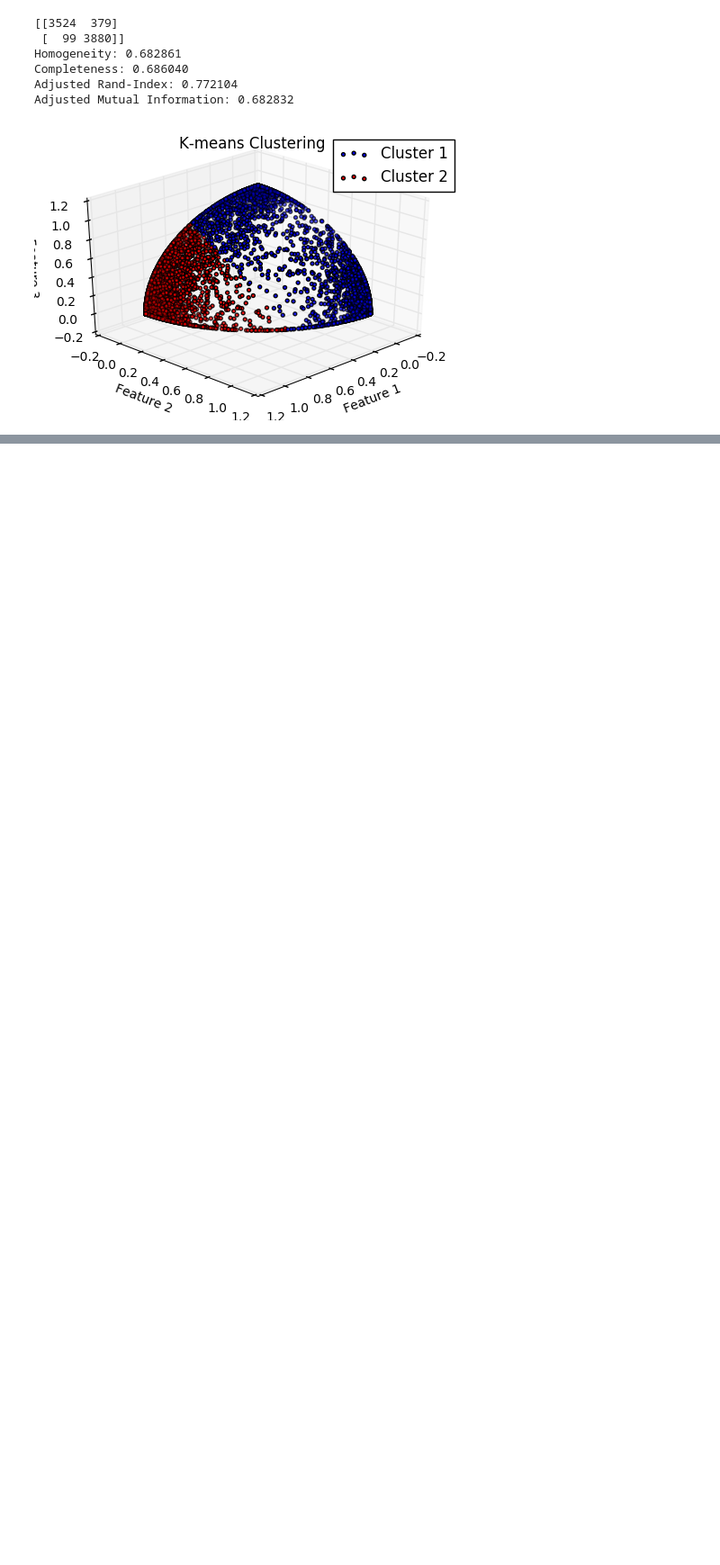
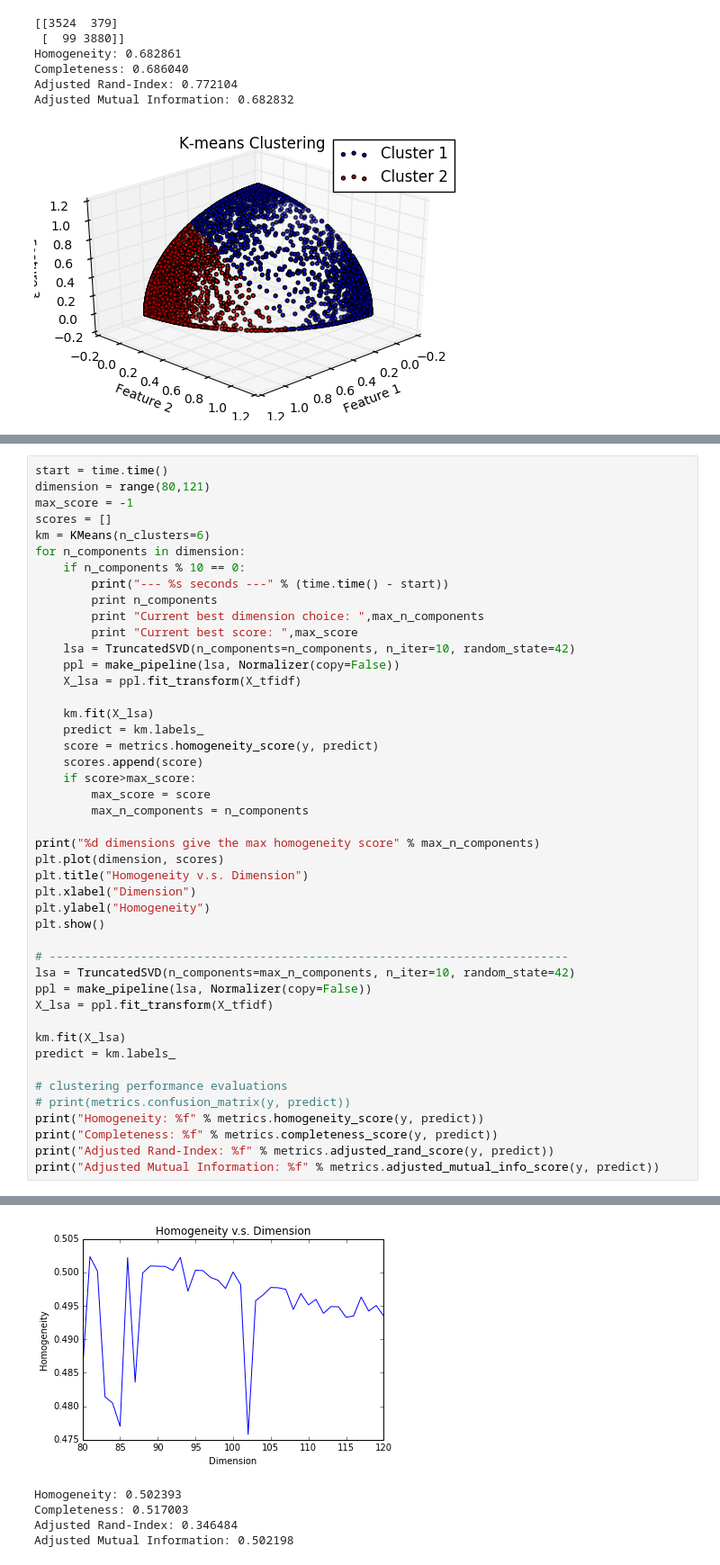
Before and after one commit to hc934/EE_219, a Jupyter notebook: hw4.ipynb, the cells around one changed output, grey strips where cells are left out. Shown at 90% size. Drawn from its saved outputs; the diff is of its cells as text; blank space fills up the shorter version.

```diff
--- a/hw4.ipynb
+++ b/hw4.ipynb
@@ -386,0 +983,46 @@ Adjusted Mutual Information: 0.682832
+# %%
+start = time.time()
+dimension = range(80,121)
+max_score = -1
+scores = []
+km = KMeans(n_clusters=6)
+for n_components in dimension:
+    if n_components % 10 == 0:
+        print("--- %s seconds ---" % (time.time() - start))
+        print n_components
+        print "Current best dimension choice: ",max_n_components
+        print "Current best score: ",max_score
+    lsa = TruncatedSVD(n_components=n_components, n_iter=10, random_state=42)
+    ppl = make_pipeline(lsa, Normalizer(copy=False))
+    X_lsa = ppl.fit_transform(X_tfidf)
+
+    km.fit(X_lsa)
+    predict = km.labels_
+    score = metrics.homogeneity_score(y, predict)
+    scores.append(score)
+    if score>max_score:
+        max_score = score
+        max_n_components = n_components
+
+print("%d dimensions give the max homogeneity score" % max_n_components)
+plt.plot(dimension, scores)
+plt.title("Homogeneity v.s. Dimension")
+plt.xlabel("Dimension")
+plt.ylabel("Homogeneity")
+plt.show()
+
+# --------------------------------------------------------------------------
+lsa = TruncatedSVD(n_components=max_n_components, n_iter=10, random_state=42)
+ppl = make_pipeline(lsa, Normalizer(copy=False))
+X_lsa = ppl.fit_transform(X_tfidf)
+
+km.fit(X_lsa)
+predict = km.labels_
+
+# clustering performance evaluations
+# print(metrics.confusion_matrix(y, predict))
+print("Homogeneity: %f" % metrics.homogeneity_score(y, predict))
+print("Completeness: %f" % metrics.completeness_score(y, predict))
+print("Adjusted Rand-Index: %f" % metrics.adjusted_rand_score(y, predict))
+print("Adjusted Mutual Information: %f" % metrics.adjusted_mutual_info_score(y, predict))
+# %% [output]
@@ -386,0 +1046,5 @@ Adjusted Mutual Information: 0.682832
+[figure, added]
+Homogeneity: 0.502393
+Completeness: 0.517003
+Adjusted Rand-Index: 0.346484
+Adjusted Mutual Information: 0.502198
```
Also changed, not shown: parts of 39 cells of this notebook.
